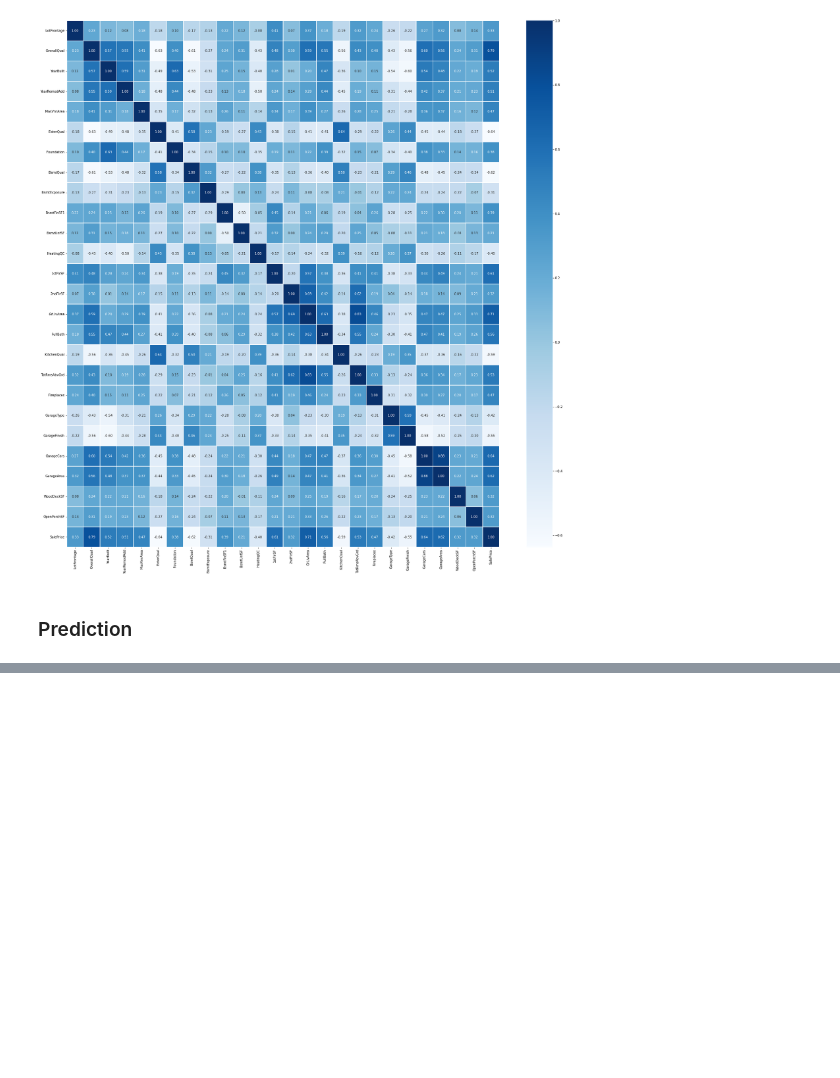
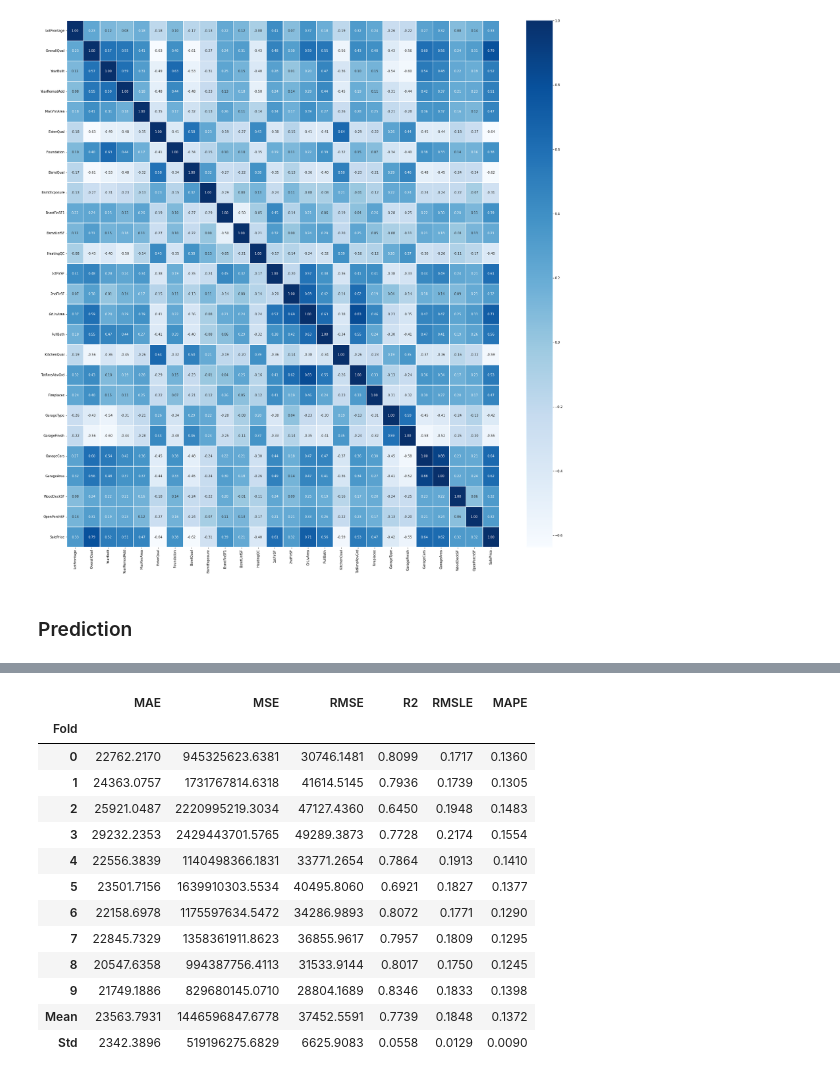
Before and after one commit to psrpsj/houseprice_prediction, a Jupyter notebook: houseprice_prediction.ipynb, the cells around one changed output, grey strips where cells are left out. Saved outputs shown, nothing was run; the diff lists cells and outputs as text; code cells hidden in the pictures; blank space fills up the shorter version.

```diff
--- a/houseprice_prediction.ipynb
+++ b/houseprice_prediction.ipynb
@@ -1113,0 +1105,17 @@ ValueError: 'rmse' is not a valid scoring value. Use sorted(sklearn.metrics.SCOR
+# %%
+tuned_gbr = tune_model(gbr, optimize="RMSE", n_iter=10)
+# %% [output]
+|  | MAE | MSE | RMSE | R2 | RMSLE | MAPE |
+| Fold |  |  |  |  |  |  |
+| 0 | 22762.2170 | 945325623.6381 | 30746.1481 | 0.8099 | 0.1717 | 0.1360 |
+| 1 | 24363.0757 | 1731767814.6318 | 41614.5145 | 0.7936 | 0.1739 | 0.1305 |
+| 2 | 25921.0487 | 2220995219.3034 | 47127.4360 | 0.6450 | 0.1948 | 0.1483 |
+| 3 | 29232.2353 | 2429443701.5765 | 49289.3873 | 0.7728 | 0.2174 | 0.1554 |
+| 4 | 22556.3839 | 1140498366.1831 | 33771.2654 | 0.7864 | 0.1913 | 0.1410 |
+| 5 | 23501.7156 | 1639910303.5534 | 40495.8060 | 0.6921 | 0.1827 | 0.1377 |
+| 6 | 22158.6978 | 1175597634.5472 | 34286.9893 | 0.8072 | 0.1771 | 0.1290 |
+| 7 | 22845.7329 | 1358361911.8623 | 36855.9617 | 0.7957 | 0.1809 | 0.1295 |
+| 8 | 20547.6358 | 994387756.4113 | 31533.9144 | 0.8017 | 0.1750 | 0.1245 |
+| 9 | 21749.1886 | 829680145.0710 | 28804.1689 | 0.8346 | 0.1833 | 0.1398 |
+| Mean | 23563.7931 | 1446596847.6778 | 37452.5591 | 0.7739 | 0.1848 | 0.1372 |
+| Std | 2342.3896 | 519196275.6829 | 6625.9083 | 0.0558 | 0.0129 | 0.0090 |
```
Also changed, not shown: parts of 15 cells of this notebook, 2 other files.
